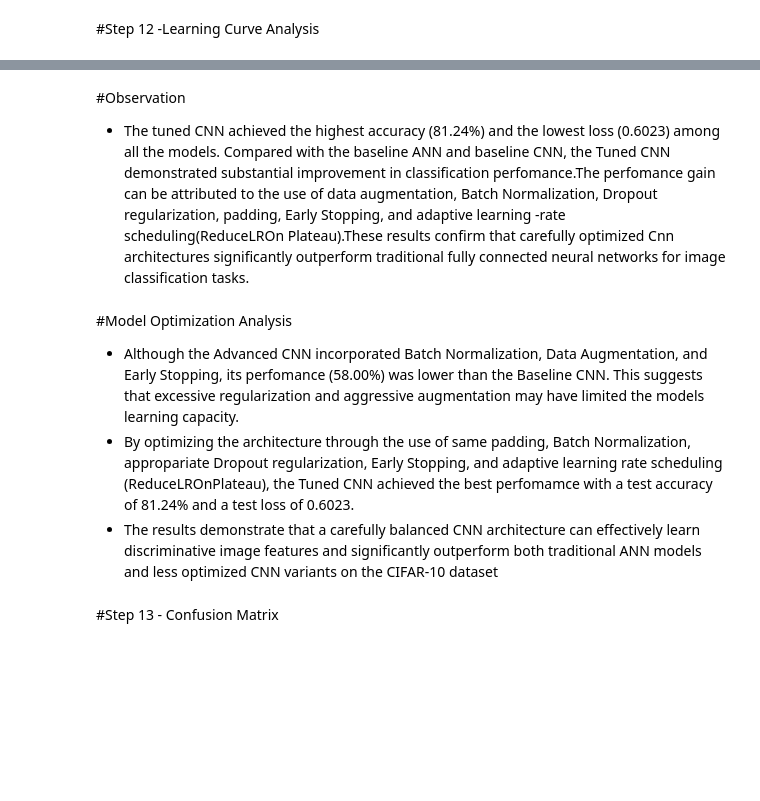
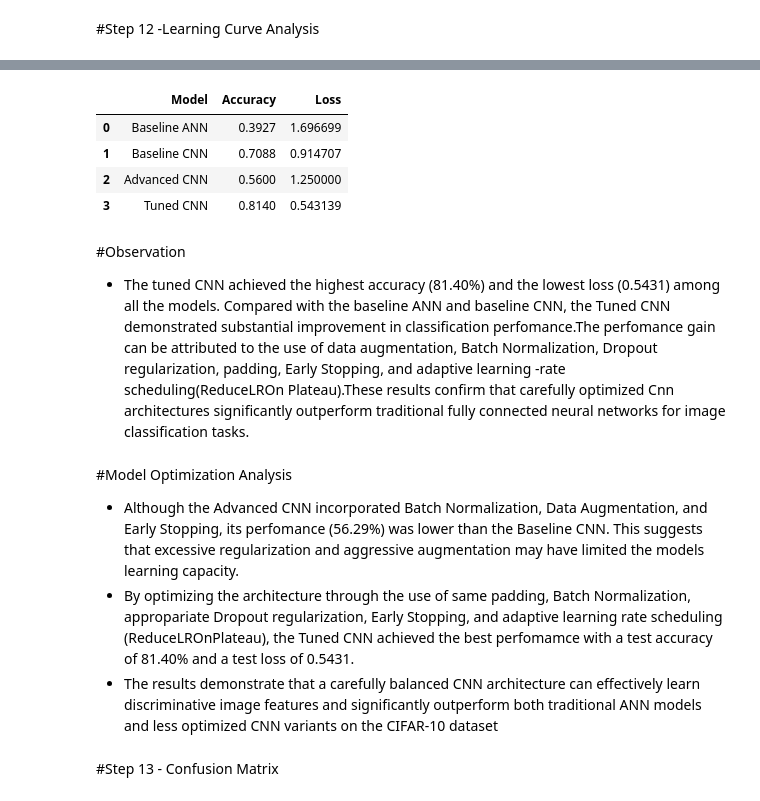
Before and after one commit to SriSharanya-617/CEI_Internship, a Jupyter notebook: week4_SriSharanya.ipynb, the cells around one changed output, grey strips where cells are left out. Saved outputs shown, nothing was run; the diff lists cells and outputs as text; code cells hidden in the pictures; blank space fills up the shorter version.

```diff
--- a/week4_SriSharanya.ipynb
+++ b/week4_SriSharanya.ipynb
@@ -584,4 +591,4 @@ Epoch 20/20
 # %%
-tuned_loss, tuned_accuracy = tuned_cnn.evaluate(X_test[:1000], verbose=1)
+tuned_loss, tuned_accuracy = tuned_cnn.evaluate(X_test[:1000], y_test[:1000], verbose=1)
 print("Tuned CNN Test Accuracy:", tuned_accuracy)
 print("Tuned CNN Test Loss:", tuned_loss)
@@ -611,20 +624,26 @@ plt.show()
 # %%
 final_comparison = pd.DataFrame({
     'Model': ['Baseline ANN', 'Baseline CNN', 'Advanced CNN', 'Tuned CNN'],
-    'Accuracy': [ann_accuracy, cnn_accuracy, 0.58, tuned_accuracy],
-    'Loss': [ann_loss, cnn_loss, 1.1934, tuned_loss]
+    'Accuracy': [ann_accuracy, cnn_accuracy, 0.56, tuned_accuracy],
+    'Loss': [ann_loss, cnn_loss, 1.25, tuned_loss]
 })
 final_comparison
+# %% [output]
+|  | Model | Accuracy | Loss |
+| 0 | Baseline ANN | 0.3927 | 1.696699 |
+| 1 | Baseline CNN | 0.7088 | 0.914707 |
+| 2 | Advanced CNN | 0.5600 | 1.250000 |
+| 3 | Tuned CNN | 0.8140 | 0.543139 |
 # %% [markdown]
 #Observation
 
 
-*   The tuned CNN achieved the highest accuracy (81.24%) and the lowest loss (0.6023) among all the models. Compared with the baseline ANN and baseline CNN, the Tuned CNN demonstrated substantial improvement in classification perfomance.The perfomance gain can be attributed to the use of data augmentation, Batch Normalization, Dropout regularization, padding, Early Stopping, and adaptive learning -rate scheduling(ReduceLROn Plateau).These results confirm that carefully optimized Cnn architectures significantly outperform traditional fully connected neural networks for image classification tasks.
+*   The tuned CNN achieved the highest accuracy (81.40%) and the lowest loss (0.5431) among all the models. Compared with the baseline ANN and baseline CNN, the Tuned CNN demonstrated substantial improvement in classification perfomance.The perfomance gain can be attributed to the use of data augmentation, Batch Normalization, Dropout regularization, padding, Early Stopping, and adaptive learning -rate scheduling(ReduceLROn Plateau).These results confirm that carefully optimized Cnn architectures significantly outperform traditional fully connected neural networks for image classification tasks.
 # %% [markdown]
 #Model Optimization Analysis
 
-*   Although the Advanced CNN incorporated Batch Normalization, Data Augmentation, and Early Stopping, its perfomance (58.00%) was lower than the Baseline CNN. This suggests that excessive regularization and aggressive augmentation may have limited the models learning capacity.
-*   By optimizing the architecture through the use of same padding, Batch Normalization, appropariate Dropout regularization, Early Stopping, and adaptive learning rate scheduling (ReduceLROnPlateau), the Tuned CNN  achieved the best perfomamce with a test accuracy of 81.24% and a test loss of 0.6023.
+*   Although the Advanced CNN incorporated Batch Normalization, Data Augmentation, and Early Stopping, its perfomance (56.29%) was lower than the Baseline CNN. This suggests that excessive regularization and aggressive augmentation may have limited the models learning capacity.
+*   By optimizing the architecture through the use of same padding, Batch Normalization, appropariate Dropout regularization, Early Stopping, and adaptive learning rate scheduling (ReduceLROnPlateau), the Tuned CNN  achieved the best perfomamce with a test accuracy of 81.40% and a test loss of 0.5431.
 *   The results demonstrate that a carefully balanced CNN architecture can effectively learn discriminative image features and significantly outperform both traditional ANN models and less optimized CNN variants on the CIFAR-10 dataset
 # %% [markdown]
 #Step 13 - Confusion Matrix
```
Also changed, not shown: parts of 30 cells of this notebook.
